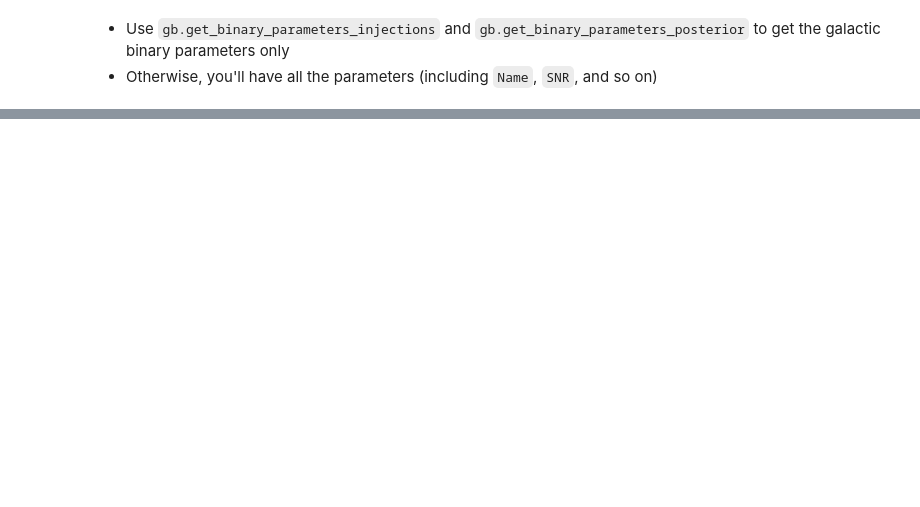
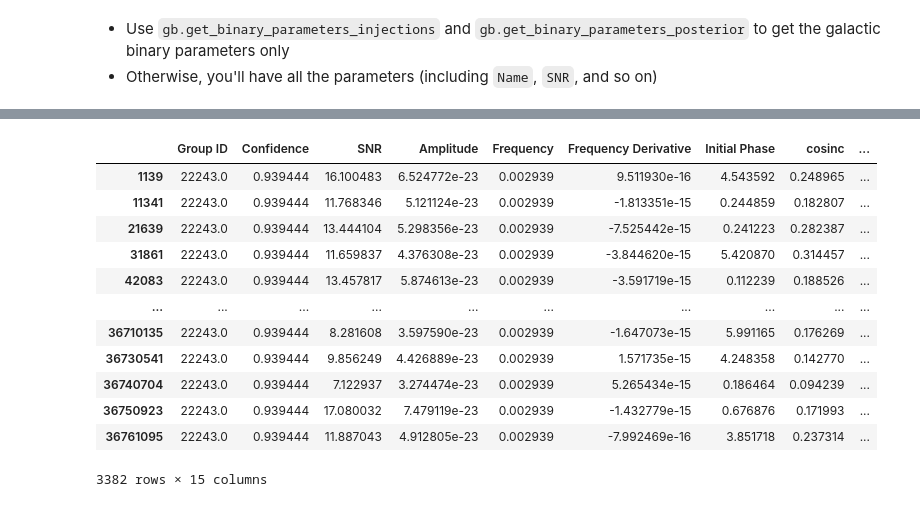
Before and after one commit to jkanner/project-catalog, a Jupyter notebook: notebooks/example.ipynb, the cells around one changed output, grey strips where cells are left out. Drawn from its saved outputs; the diff is of its cells as text; code cells hidden in the pictures; blank space fills up the shorter version.

```diff
--- a/notebooks/example.ipynb
+++ b/notebooks/example.ipynb
@@ -36,0 +42,16 @@ gb.posterior.iloc[0].to_dict()
+# %%
+gb.posterior
+# %% [output]
+|  | Group ID | Confidence | SNR | Amplitude | Frequency | Frequency Derivative | Initial Phase | cosinc | ... |
+| 1139 | 22243.0 | 0.939444 | 16.100483 | 6.524772e-23 | 0.002939 | 9.511930e-16 | 4.543592 | 0.248965 | ... |
+| 11341 | 22243.0 | 0.939444 | 11.768346 | 5.121124e-23 | 0.002939 | -1.813351e-15 | 0.244859 | 0.182807 | ... |
+| 21639 | 22243.0 | 0.939444 | 13.444104 | 5.298356e-23 | 0.002939 | -7.525442e-15 | 0.241223 | 0.282387 | ... |
+| 31861 | 22243.0 | 0.939444 | 11.659837 | 4.376308e-23 | 0.002939 | -3.844620e-15 | 5.420870 | 0.314457 | ... |
+| 42083 | 22243.0 | 0.939444 | 13.457817 | 5.874613e-23 | 0.002939 | -3.591719e-15 | 0.112239 | 0.188526 | ... |
+| ... | ... | ... | ... | ... | ... | ... | ... | ... | ... |
+| 36710135 | 22243.0 | 0.939444 | 8.281608 | 3.597590e-23 | 0.002939 | -1.647073e-15 | 5.991165 | 0.176269 | ... |
+| 36730541 | 22243.0 | 0.939444 | 9.856249 | 4.426889e-23 | 0.002939 | 1.571735e-15 | 4.248358 | 0.142770 | ... |
+| 36740704 | 22243.0 | 0.939444 | 7.122937 | 3.274474e-23 | 0.002939 | 5.265434e-15 | 0.186464 | 0.094239 | ... |
+| 36750923 | 22243.0 | 0.939444 | 17.080032 | 7.479119e-23 | 0.002939 | -1.432779e-15 | 0.676876 | 0.171993 | ... |
+| 36761095 | 22243.0 | 0.939444 | 11.887043 | 4.912805e-23 | 0.002939 | -7.992469e-16 | 3.851718 | 0.237314 | ... |
+3382 rows × 15 columns
```
Also changed, not shown: parts of 11 cells of this notebook, 7 other files.
